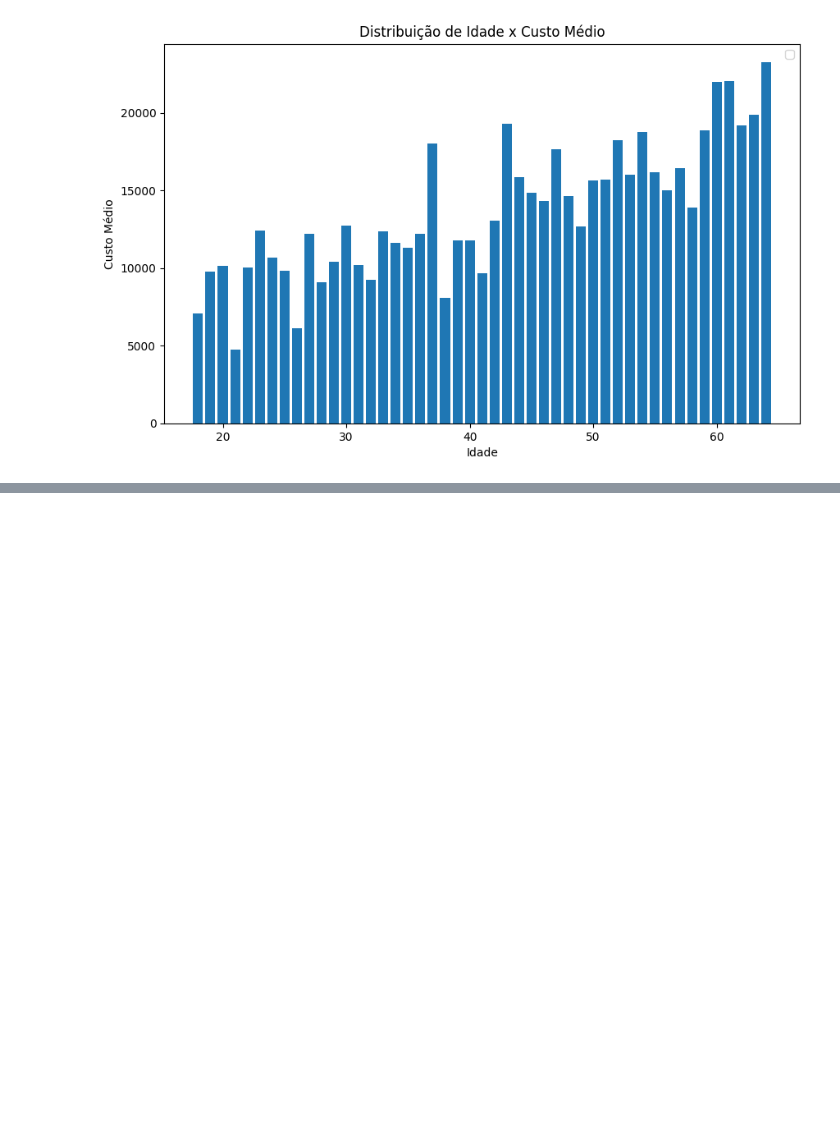
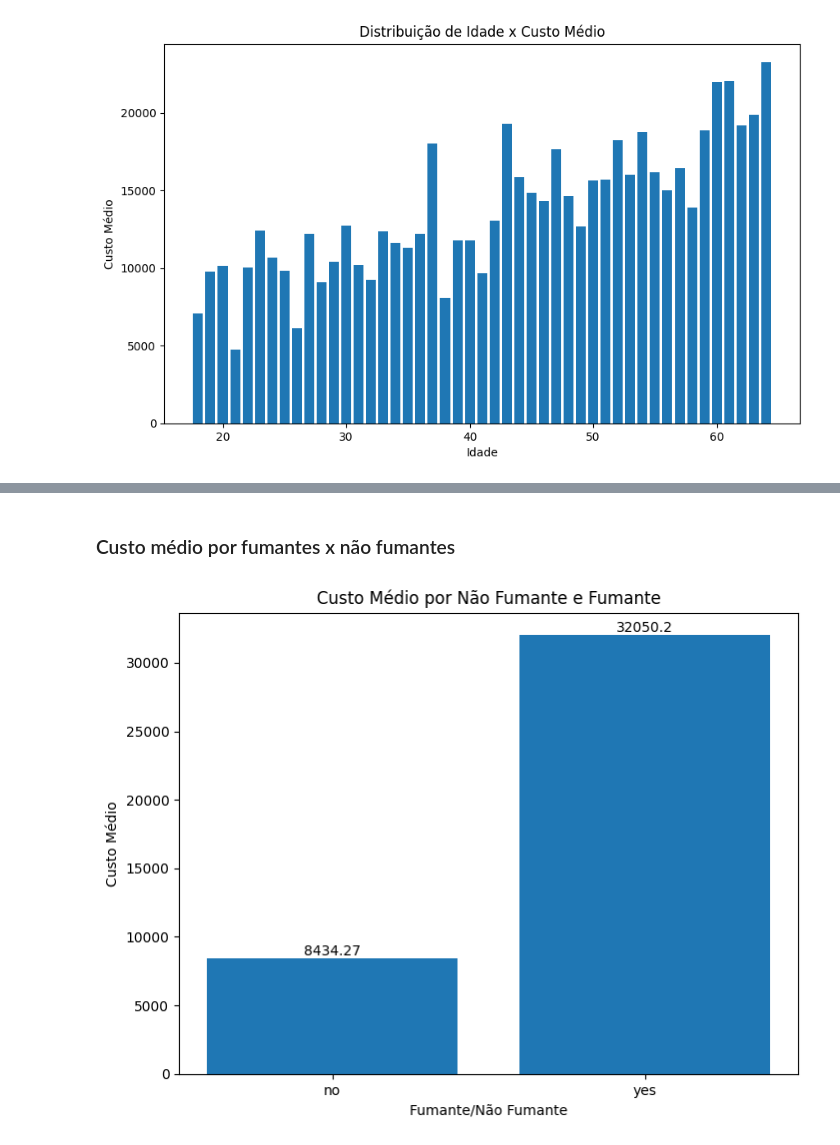
Before and after one commit to fabiobaroliveira/analise_exploratoria_de_dados, a Jupyter notebook: projeto_seguradora/analise_exploratoria_seguro_saude.ipynb, the cells around one changed output, grey strips where cells are left out. Cells and saved outputs as stored; diff of their text form; code cells hidden in the pictures; blank space fills up the shorter version.

```diff
--- a/projeto_seguradora/analise_exploratoria_seguro_saude.ipynb
+++ b/projeto_seguradora/analise_exploratoria_seguro_saude.ipynb
@@ -136,0 +158,18 @@ plt.show()
+# %% [markdown]
+### Custo médio por fumantes x não fumantes
+# %%
+# import matplotlib.pyplot as plt
+
+# Agrupar dados
+custo_medio_fumantes_nao_fumantes = df.groupby('smoker')['charges'].mean()
+
+
+plt.figure(figsize=(8,6))
+barras = plt.bar(custo_medio_fumantes_nao_fumantes.index, custo_medio_fumantes_nao_fumantes.values)
+plt.bar_label(barras)
+plt.xlabel('Fumante/Não Fumante')
+plt.ylabel('Custo Médio')
+plt.title('Custo Médio por Não Fumante e Fumante')
+plt.show()
+# %% [output]
+[figure, added]
```
Also changed, not shown: parts of 7 cells of this notebook.
